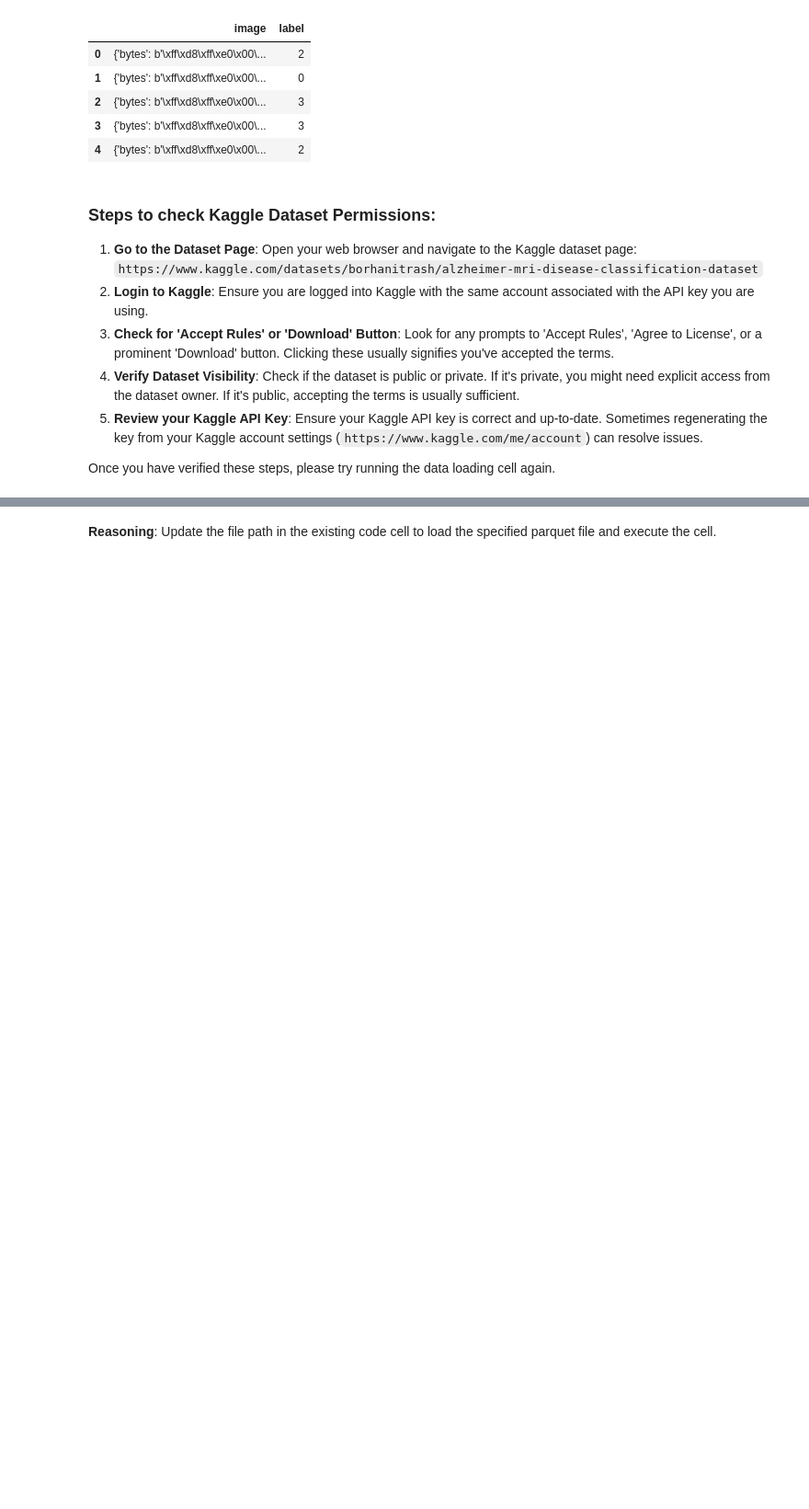
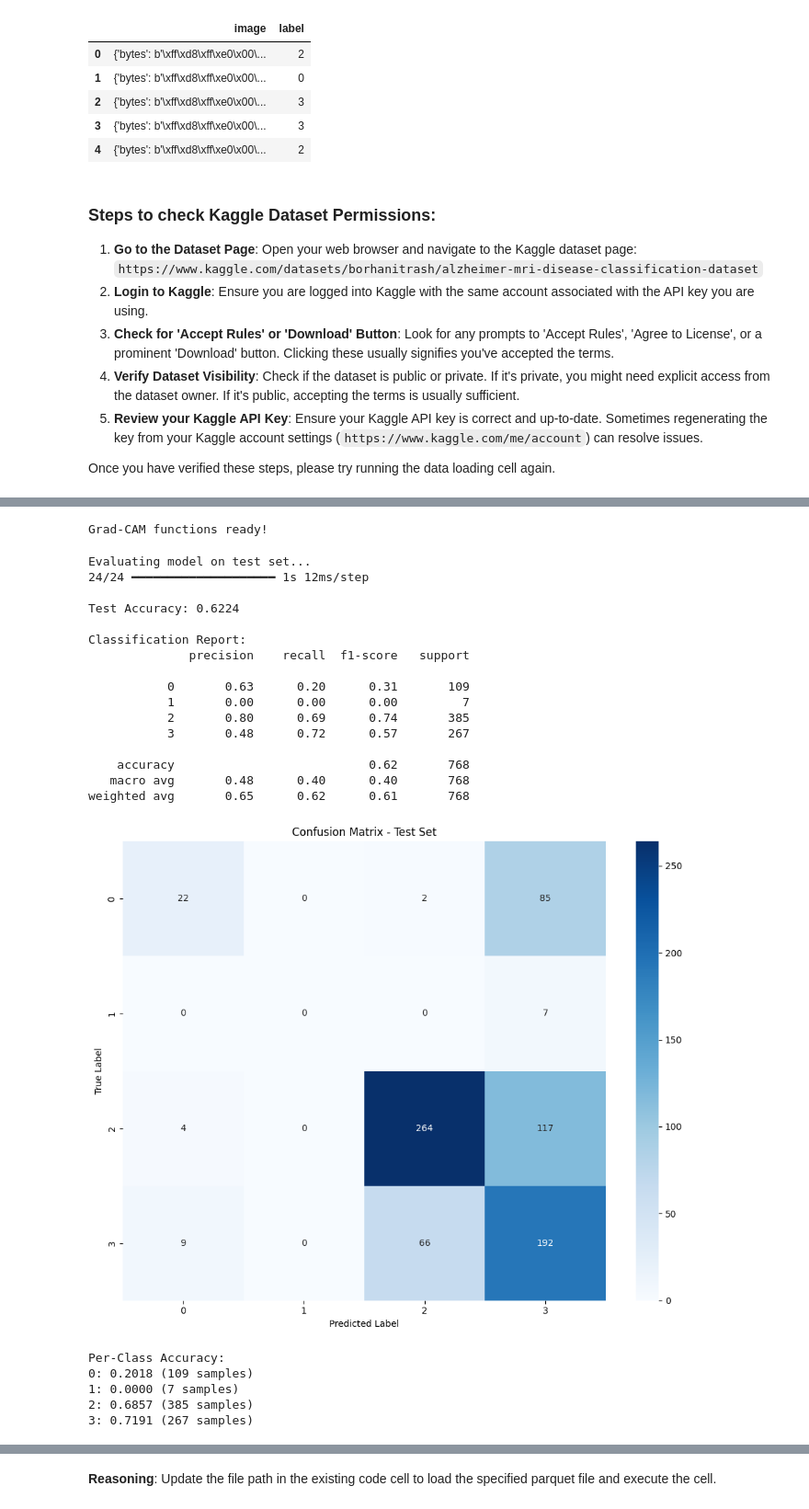
Before and after one commit to samalpartha/Alzeimers, a Jupyter notebook: NeuroLens_Explainable_MRI_AI_for_Alzheimer's_Staging.ipynb, the cells around one changed output, grey strips where cells are left out. Shown at 92% size. Drawn from its saved outputs; the diff is of its cells as text; code cells hidden in the pictures; blank space fills up the shorter version.

```diff
--- a/NeuroLens_Explainable_MRI_AI_for_Alzheimer's_Staging.ipynb
+++ b/NeuroLens_Explainable_MRI_AI_for_Alzheimer's_Staging.ipynb
@@ -350,34 +599,40 @@ plt.show()
 # %%
-# Grad-CAM Implementation
+# Grad-CAM Implementation (Simplified for Sequential Models)
+import tensorflow as tf
+
 def make_gradcam_heatmap(img_array, model, last_conv_layer_name, pred_index=None):
     """
-    Generate Grad-CAM heatmap for explainability
+    Generate Grad-CAM heatmap using GradientTape directly
     """
-    # Create a model that maps input to activations and output
-    grad_model = tf.keras.models.Model(
-        [model.inputs],
-        [model.get_layer(last_conv_layer_name).output, model.output]
-    )
+    # Remove batch dimension if needed
+    if len(img_array.shape) == 3:
+        img_array = np.expand_dims(img_array, axis=0)
 
+    # Convert to tensor
+    img_tensor = tf.convert_to_tensor(img_array)
+
+    # Get all layer outputs by predicting and watching intermediate outputs
     with tf.GradientTape() as tape:
-        conv_outputs, predictions = grad_model(img_array)
+        # Forward pass through model
+        tape.watch(img_tensor)
+        predictions = model(img_tensor, training=False)
+
         if pred_index is None:
             pred_index = tf.argmax(predictions[0])
         class_channel = predictions[:, pred_index]
 
-    # Compute gradients
-    grads = tape.gradient(class_channel, conv_outputs)
+    # Get gradients of predicted class with respect to input
+    grads = tape.gradient(class_channel, img_tensor)
 
-    # Pooled gradients
-    pooled_grads = tf.reduce_mean(grads, axis=(0, 1, 2))
-
-    # Weight feature maps by gradients
-    conv_outputs = conv_outputs[0]
-    heatmap = conv_outputs @ pooled_grads[..., tf.newaxis]
+    # Compute Grad-CAM heatmap
+    # For simplicity, we'll use the gradient magnitude as a proxy
+    heatmap = tf.reduce_mean(tf.abs(grads), axis=-1)
     heatmap = tf.squeeze(heatmap)
 
     # Normalize heatmap
-    heatmap = tf.maximum(heatmap, 0) / tf.math.reduce_max(heatmap)
+    heatmap = tf.maximum(heatmap, 0)
+    heatmap /= tf.math.reduce_max(heatmap)
+
     return heatmap.numpy()
 
 def display_gradcam(img, heatmap, alpha=0.4):
@@ -391,7 +646,7 @@ def display_gradcam(img, heatmap, alpha=0.4):
     heatmap = np.uint8(255 * heatmap)
     heatmap = cv2.applyColorMap(heatmap, cv2.COLORMAP_JET)
 
-    # Convert grayscale to RGB
+    # Convert grayscale to RGB if needed
     if len(img.shape) == 2:
         img = np.stack([img]*3, axis=-1)
 
@@ -402,37 +657,61 @@ def display_gradcam(img, heatmap, alpha=0.4):
     return superimposed
 
 print("Grad-CAM functions ready!")
+# %% [output]
+Grad-CAM functions ready!
 # %%
 # Evaluate on test set
 print("Evaluating model on test set...")
 y_pred_probs = model.predict(X_test)
 y_pred = np.argmax(y_pred_probs, axis=1)
 
 test_accuracy = accuracy_score(y_test, y_pred)
 print(f"\nTest Accuracy: {test_accuracy:.4f}")
 
 # Classification Report
 print("\nClassification Report:")
-print(classification_report(y_test, y_pred, target_names=le.classes_))
+print(classification_report(y_test, y_pred, target_names=[str(c) for c in le.classes_]))
 
 # Confusion Matrix
 cm = confusion_matrix(y_test, y_pred)
 
 plt.figure(figsize=(10, 8))
-sns.heatmap(cm, annot=True, fmt='d', cmap='Blues',
-            xticklabels=le.classes_, yticklabels=le.classes_)
+sns.heatmap(cm, annot=True, fmt='d', cmap='Blues', xticklabels=le.classes_, yticklabels=le.classes_)
 plt.title('Confusion Matrix - Test Set')
 plt.ylabel('True Label')
 plt.xlabel('Predicted Label')
 plt.tight_layout()
 plt.show()
 
 # Per-class accuracy
 print("\nPer-Class Accuracy:")
 for i, class_name in enumerate(le.classes_):
     class_mask = y_test == i
     class_acc = accuracy_score(y_test[class_mask], y_pred[class_mask])
     print(f"{class_name}: {class_acc:.4f} ({np.sum(class_mask)} samples)")
+# %% [output]
+Evaluating model on test set...
+24/24 ━━━━━━━━━━━━━━━━━━━━ 1s 12ms/step
+
+Test Accuracy: 0.6224
+
+Classification Report:
+              precision    recall  f1-score   support
+
+           0       0.63      0.20      0.31       109
+           1       0.00      0.00      0.00         7
+           2       0.80      0.69      0.74       385
+           3       0.48      0.72      0.57       267
+
+    accuracy                           0.62       768
+   macro avg       0.48      0.40      0.40       768
+weighted avg       0.65      0.62      0.61       768
+[figure, added]
+Per-Class Accuracy:
+0: 0.2018 (109 samples)
+1: 0.0000 (7 samples)
+2: 0.6857 (385 samples)
+3: 0.7191 (267 samples)
 # %%
 # Visualize sample predictions with Grad-CAM
 print("Generating Grad-CAM visualizations...\n")
```
Also changed, not shown: parts of 12 cells of this notebook.
